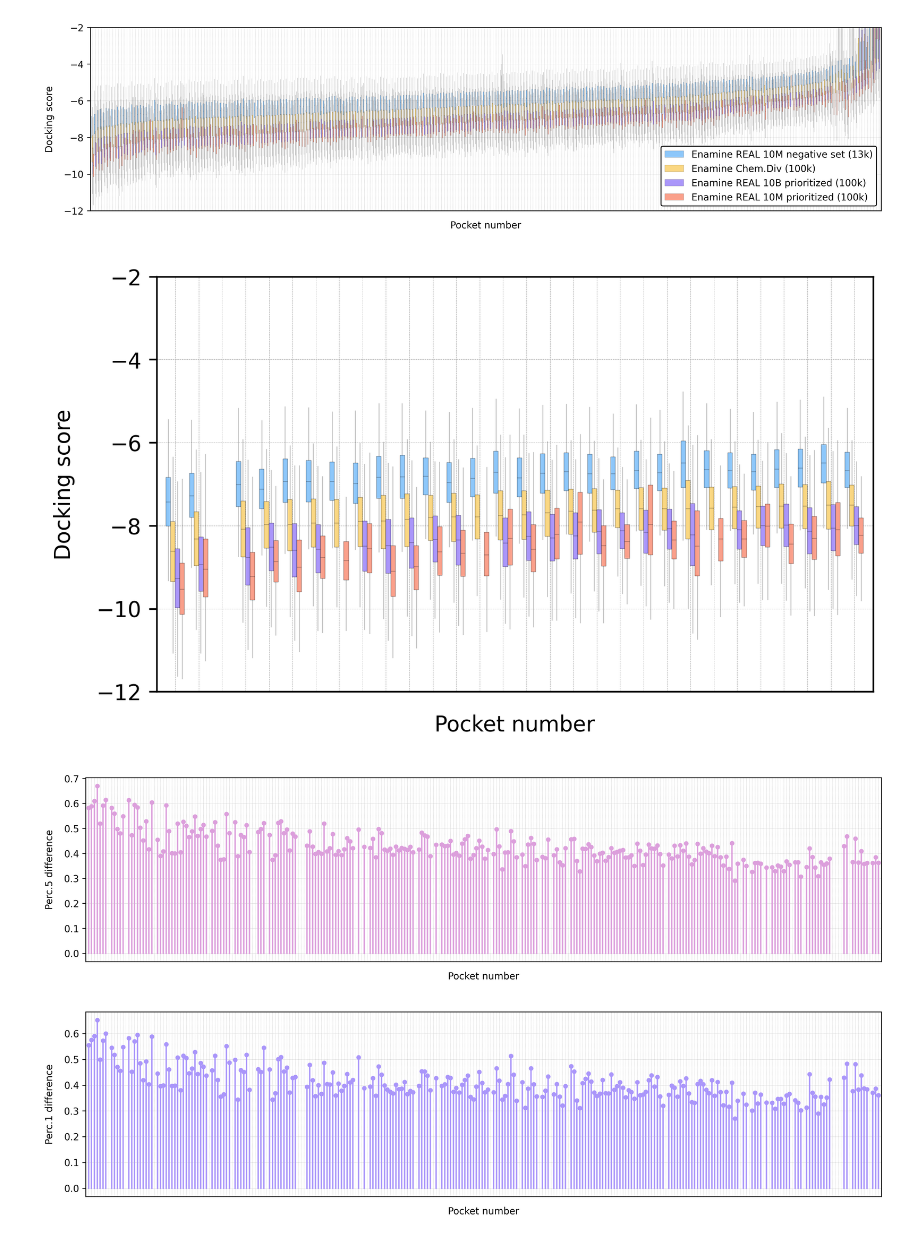
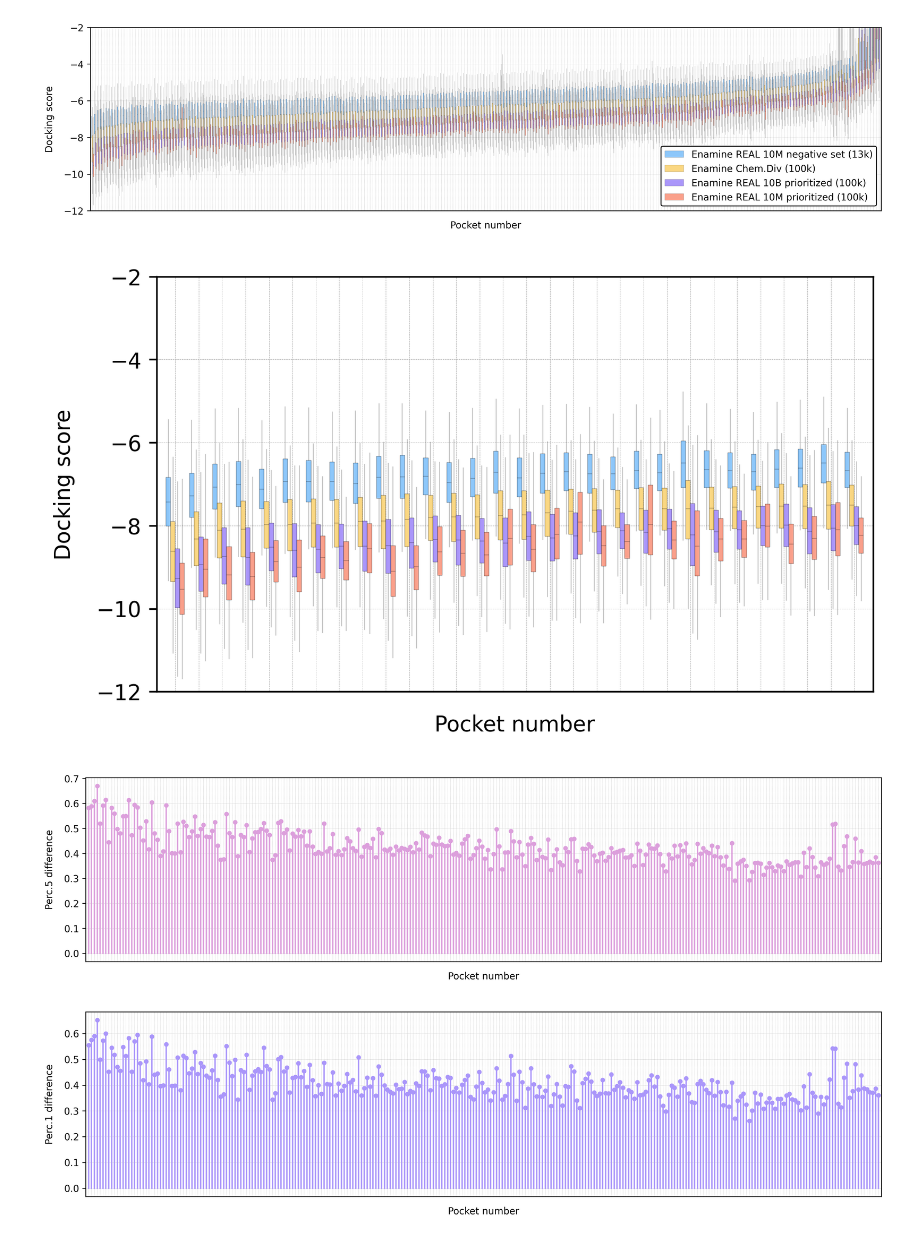
Before and after one commit to ersilia-os/mtb-targeted-protein-degradation, a Jupyter notebook: notebooks/46_docking_exploration_I.ipynb, the cells around one changed output. Saved outputs shown, nothing was run; the diff lists cells and outputs as text; code cells hidden in the pictures.

```diff
--- a/notebooks/46_docking_exploration_I.ipynb
+++ b/notebooks/46_docking_exploration_I.ipynb
@@ -38,14 +38,9 @@ DOCKING_RESULTS_REAL_BACKGROUND = {}
 
 # For each pocket - REAL 2
 for pocket in tqdm(sorted(os.listdir(PATH_TO_DOCKING_RESULTS_REAL_2))):
-    try:
-        scores = pd.read_csv(os.path.join(PATH_TO_DOCKING_RESULTS_REAL_2, pocket, 'report.csv'))
-        if len(scores) == 99105:
-            DOCKING_RESULTS_REAL_2[pocket] = {i: j for i, j in zip(scores['compound'], scores['score'])}
-        else:
-            print(pocket, len(scores))
-    except:
-        pass
+    scores = pd.read_csv(os.path.join(PATH_TO_DOCKING_RESULTS_REAL_2, pocket, 'report.csv'))
+    assert len(scores) == 99105
+    DOCKING_RESULTS_REAL_2[pocket] = {i: j for i, j in zip(scores['compound'], scores['score'])}
 
 # For each pocket - ORIGINAL
 for pocket in tqdm(sorted(os.listdir(PATH_TO_DOCKING_RESULTS_ORIGINAL))):
@@ -155,28 +148,24 @@ plt.show()
 # %%
 fig, ax = plt.subplots(figsize=(6, 3.5))
 
 for c, pock in enumerate(np.array(sorted(DOCKING_RESULTS_ORIGINAL))[ind][:30]):
     w = 0.2
-    if c != 2:
-        simple_boxplot(ax, c-3*w/2, DOCKING_RESULTS_REAL_BACKGROUND[pock].values(), c="#8DC7FA", width=w)
-        simple_boxplot(ax, c-w/2, DOCKING_RESULTS_ORIGINAL[pock].values(), c="#FAD782", width=w)
-        try:
-            simple_boxplot(ax, c+w/2, DOCKING_RESULTS_REAL_2[pock].values(), c="#AA96FA", width=w)
-        except:
-            pass
-        simple_boxplot(ax, c+3*w/2, DOCKING_RESULTS_REAL[pock].values(), c="#FAA08B", width=w)
+    simple_boxplot(ax, c-3*w/2, DOCKING_RESULTS_REAL_BACKGROUND[pock].values(), c="#8DC7FA", width=w)
+    simple_boxplot(ax, c-w/2, DOCKING_RESULTS_ORIGINAL[pock].values(), c="#FAD782", width=w)
+    simple_boxplot(ax, c+w/2, DOCKING_RESULTS_REAL_2[pock].values(), c="#AA96FA", width=w)
+    simple_boxplot(ax, c+3*w/2, DOCKING_RESULTS_REAL[pock].values(), c="#FAA08B", width=w)
 
 # plt.xticks([i for i in range(len(DOCKING_RESULTS_ORIGINAL))], [pock.replace("_model", "\nmodel") for i in sorted(DOCKING_RESULTS_ORIGINAL)], rotation=30, ha='right', size=7)
 plt.xticks([i for i in range(len(DOCKING_RESULTS_ORIGINAL))][:30], ["" for i in sorted(DOCKING_RESULTS_ORIGINAL)][:30], rotation=30, ha='right', size=7)
 plt.tick_params(axis='x', length=0)
 plt.grid(linestyle='--', zorder=-2, lw=0.2)
 plt.xlabel("Pocket number", labelpad=7)
 plt.ylabel("Docking score", labelpad=10)
 # plt.legend(framealpha=1, edgecolor='k')
 plt.ylim([-12, -2])
 plt.show()
 # %% [output]
-[figure, old version]
+[figure, new version]
 # %%
 fig, ax = plt.subplots(figsize=(15, 3.5))
 
@@ -202,7 +191,7 @@ plt.xlabel("Pocket number", labelpad=7)
 plt.ylabel(f"Perc.{perc} difference", labelpad=10)
 plt.show()
 # %% [output]
-[figure, old version]
+[figure, new version]
 # %%
 fig, ax = plt.subplots(figsize=(15, 3.5))
 
@@ -228,4 +217,4 @@ plt.xlabel("Pocket number", labelpad=7)
 plt.ylabel(f"Perc.{perc} difference", labelpad=10)
 plt.show()
 # %% [output]
-[figure, old version]
+[figure, new version]
```
Also changed, not shown: parts of 1 cell of this notebook, 6 other files.
